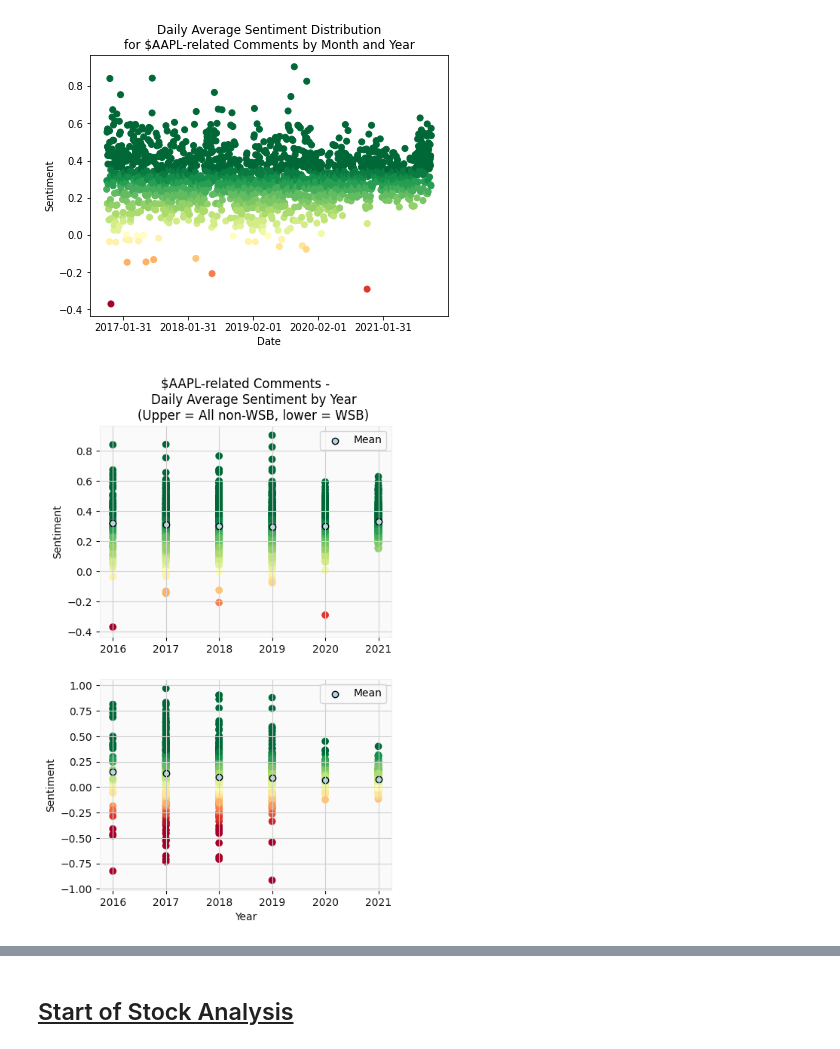
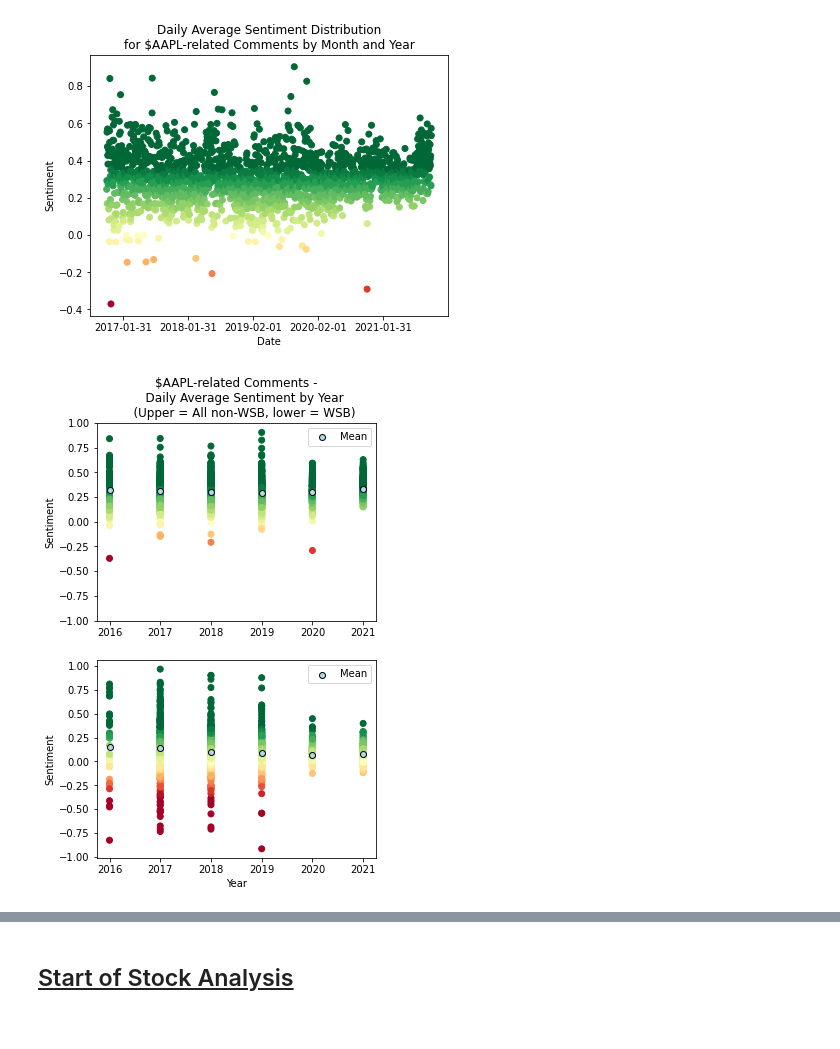
Before and after one commit to JackIHill/DataAnalytics, a Jupyter notebook: Independent/AAPL Analysis/AAPL Stock+Reddit Analysis.ipynb, the cells around one changed output, grey strips where cells are left out. Saved outputs shown, nothing was run; the diff lists cells and outputs as text; code cells hidden in the pictures.

```diff
--- a/Independent/AAPL Analysis/AAPL Stock+Reddit Analysis.ipynb
+++ b/Independent/AAPL Analysis/AAPL Stock+Reddit Analysis.ipynb
@@ -597,35 +591,36 @@ plt.show()
 # %%
 # 2 rows 1 col
 fig, ax = plt.subplots(2, 1, figsize=(5, 8))
 
 dfs = [sentiment_clean, sentiment_wsb]
 df_means = [sentiment_clean_mean, sentiment_wsb_mean]
 
-for i, (df, dfm) in enumerate(zip(dfs, df_means)):
+for i, (df, dfmean) in enumerate(zip(dfs, df_means)):
     ax[i].scatter(
         df['year_created'],
         df['sentiment'],
         c=df['sentiment'], norm=norm, cmap=cmap)
 
     ax[i].scatter(
-        dfm['year_created'],
-        dfm['sentiment'],
+        dfmean['year_created'],
+        dfmean['sentiment'],
         color='lightblue', edgecolor='k',
         label='Mean')
 
     ax[i].legend()
     ax[i].set_ylabel('Sentiment')
 
+ax[0].set_yticks(np.arange(-1, 1.2, 0.25))
 ax[0].set_title(
     '''$AAPL-related Comments -
     Daily Average Sentiment by Year
     (Upper = All non-WSB, lower = WSB)''')
 
 ax[1].set_xlabel('Year')
 
 plt.show()
 # %% [output]
-[figure, old version]
+[figure, new version]
 # %%
 fig, ax = plt.subplots()
 fig, ax2 = plt.subplots()
```
Also changed, not shown: parts of 7 cells of this notebook.
